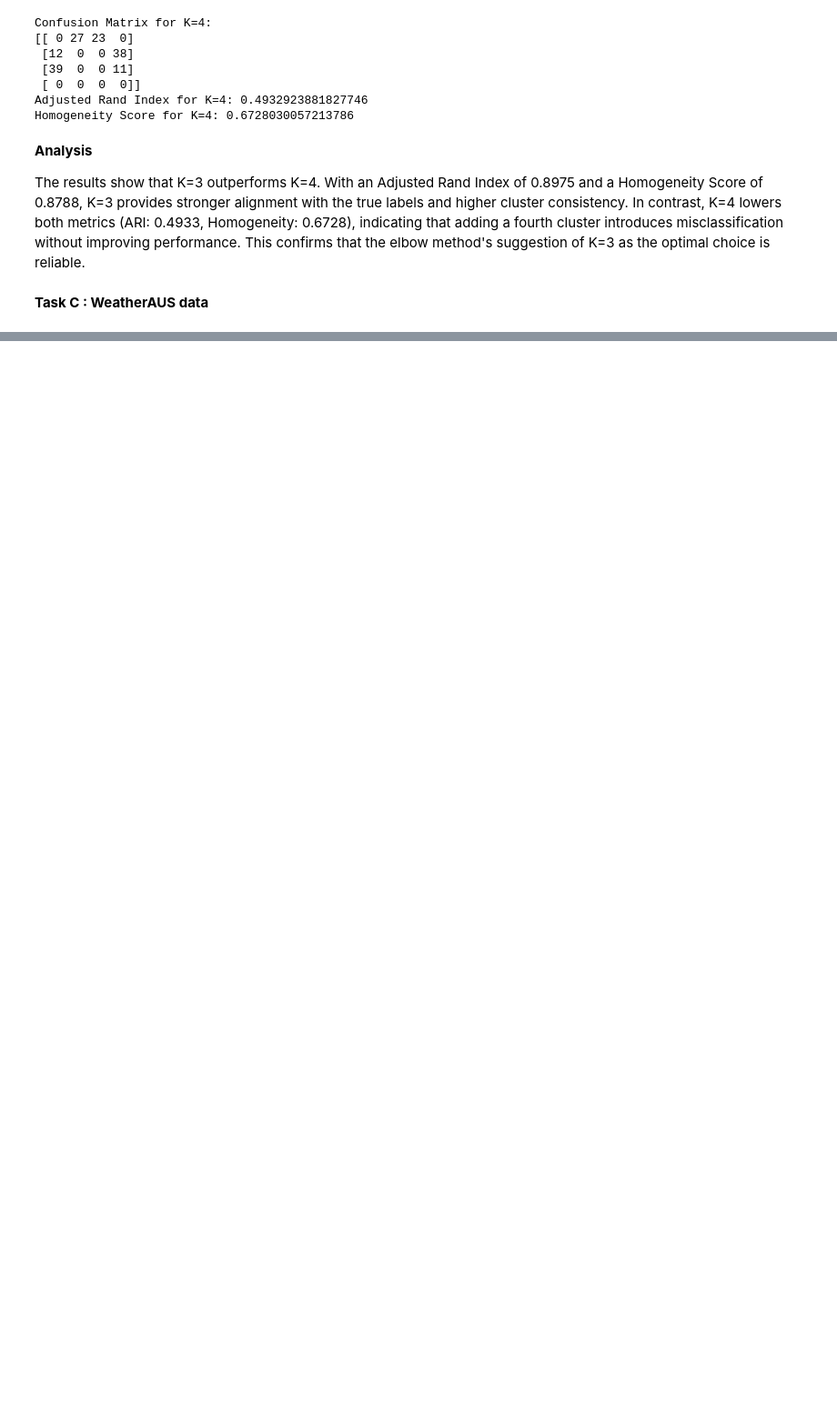
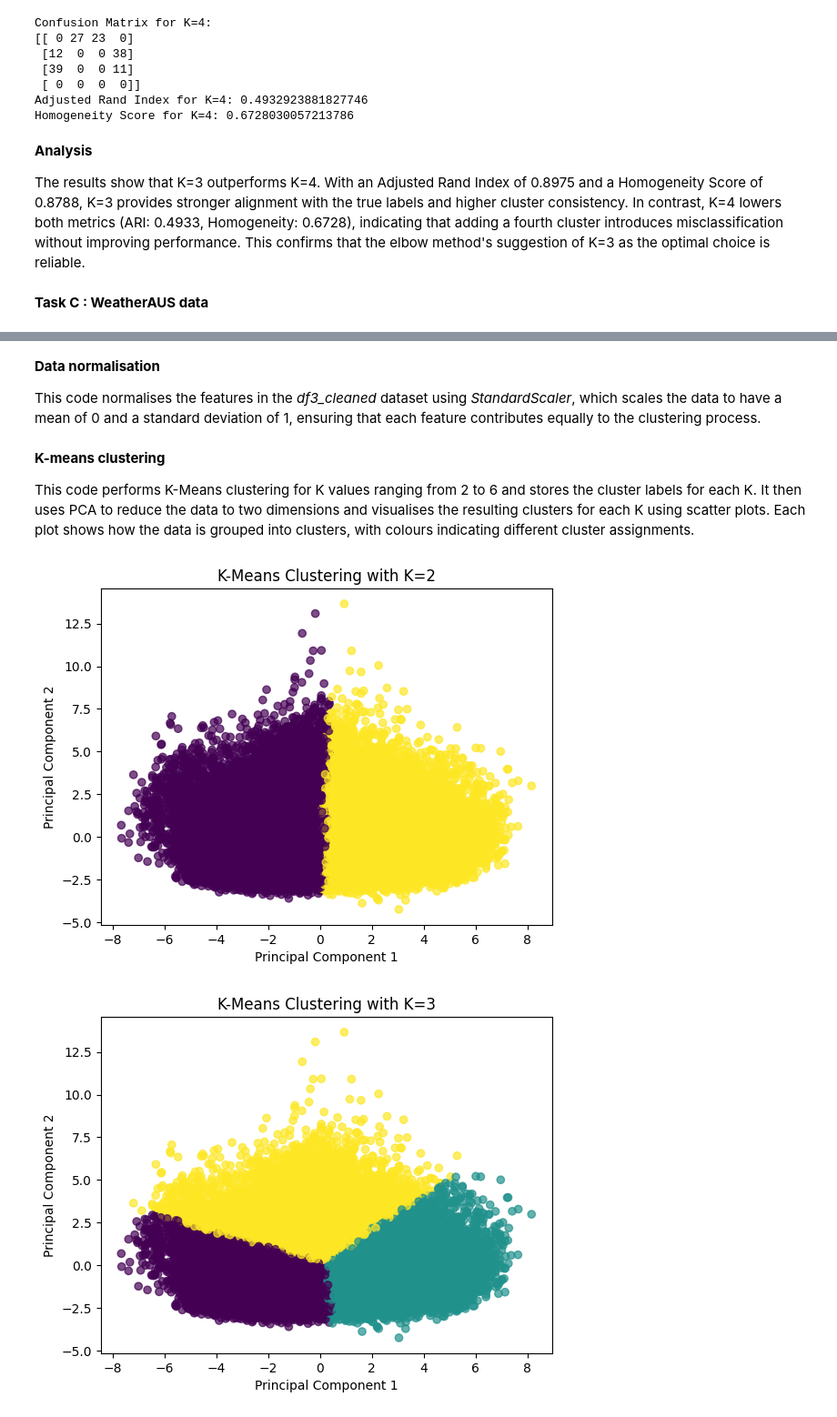
Before and after one commit to dzervenes/Machine-Learning-module, a Jupyter notebook: Unit_6_Seminar_Preparation.ipynb, the cells around one changed output, grey strips where cells are left out. Shown at 91% size. Cells and saved outputs as stored; diff of their text form; code cells hidden in the pictures; blank space fills up the shorter version.

```diff
--- a/Unit_6_Seminar_Preparation.ipynb
+++ b/Unit_6_Seminar_Preparation.ipynb
@@ -281,0 +284,4 @@ K=3 provides stronger alignment with the true labels and higher cluster consiste
+# %%
+df3= pd.read_csv('Unit06 weatherAUS.csv')
+df3.head()
+print(df3.info())
@@ -281,0 +314,7 @@ K=3 provides stronger alignment with the true labels and higher cluster consiste
+# %%
+columns_to_drop = ['RainToday', 'RainTomorrow', 'Pressure9am', 'Pressure3pm']
+df3_cleaned = df3.drop(columns=columns_to_drop, errors='ignore')
+
+df3_cleaned = df3_cleaned.fillna(df3_cleaned.mean())
+
+print(df3_cleaned.info())
@@ -281,0 +344,33 @@ K=3 provides stronger alignment with the true labels and higher cluster consiste
+# %% [markdown]
+**Data normalisation**
+
+This code normalises the features in the *df3_cleaned* dataset using *StandardScaler*, which scales the data to have a mean of 0 and a standard deviation of 1, ensuring that each feature contributes equally to the clustering process.
+# %%
+scaler = StandardScaler()
+X_normalized = scaler.fit_transform(df3_cleaned)
+# %% [markdown]
+**K-means clustering**
+
+This code performs K-Means clustering for K values ranging from 2 to 6 and stores the cluster labels for each K. It then uses PCA to reduce the data to two dimensions and visualises the resulting clusters for each K using scatter plots. Each plot shows how the data is grouped into clusters, with colours indicating different cluster assignments.
+# %%
+cluster_range = range(2, 7)
+results = {}
+
+for k in cluster_range:
+    kmeans = KMeans(n_clusters=k, random_state=42)
+    cluster_labels = kmeans.fit_predict(X_normalized)
+    results[k] = cluster_labels
+
+pca = PCA(n_components=2)
+X_pca = pca.fit_transform(X_normalized)
+
+for k in cluster_range:
+    plt.figure()
+    plt.scatter(X_pca[:, 0], X_pca[:, 1], c=results[k], cmap='viridis', alpha=0.7)
+    plt.title(f'K-Means Clustering with K={k}')
+    plt.xlabel('Principal Component 1')
+    plt.ylabel('Principal Component 2')
+    plt.show()
+# %% [output]
+[figure, added]
+[figure, added]
```
Also changed, not shown: parts of 15 cells of this notebook.
